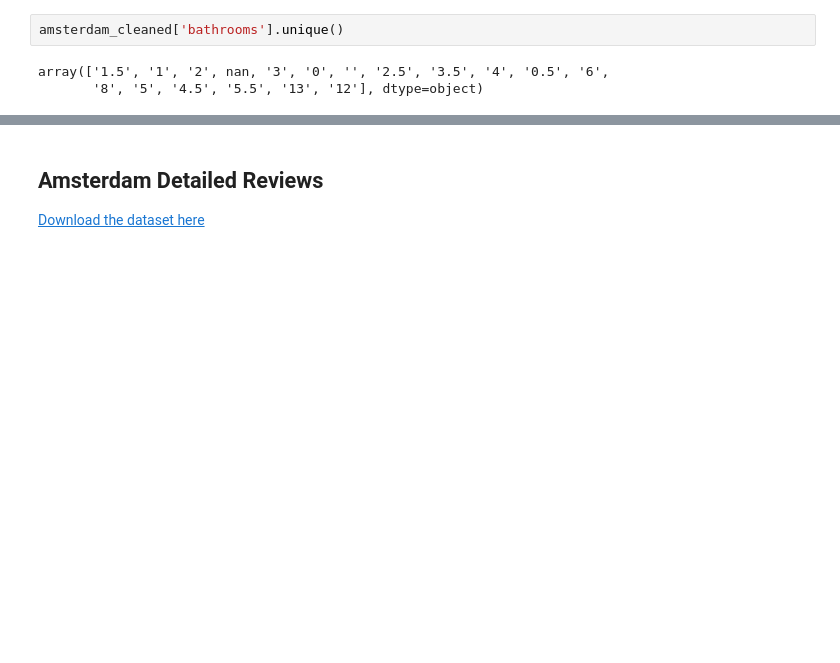
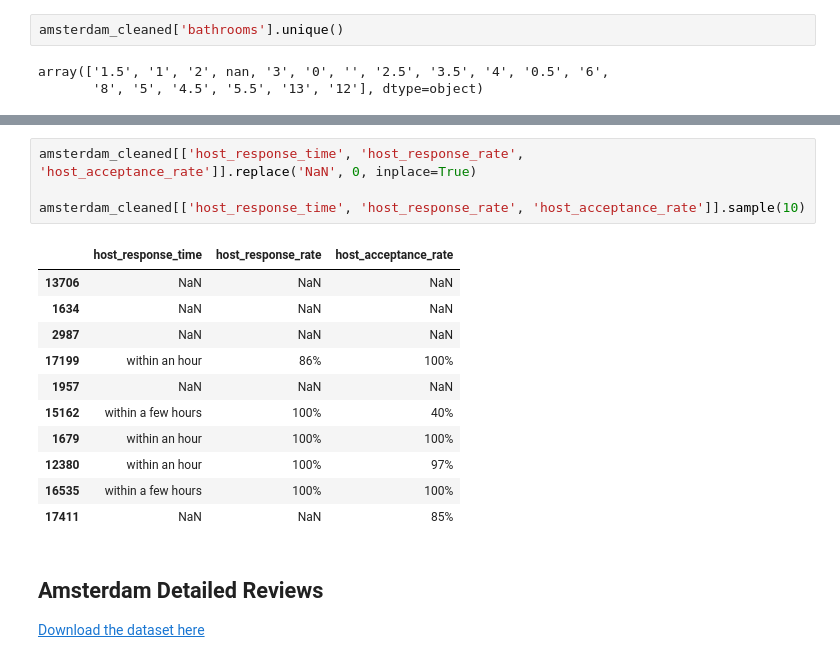
Before and after one commit to BW-TT-158-AirBnB/Data-Science-Unit3-and-Unit4, a Jupyter notebook: notebooks/BW4_AirBnB_EDA.ipynb, the cells around one changed output, grey strips where cells are left out. Drawn from its saved outputs; the diff is of its cells as text; blank space fills up the shorter version.

```diff
--- a/notebooks/BW4_AirBnB_EDA.ipynb
+++ b/notebooks/BW4_AirBnB_EDA.ipynb
@@ -561,3 +619,19 @@ array(['1.5', '1', '2', nan, '3', '0', '', '2.5', '3.5', '4', '0.5', '6',
+# %%
+amsterdam_cleaned[['host_response_time', 'host_response_rate', 'host_acceptance_rate']].replace('NaN', 0, inplace=True)
+
+amsterdam_cleaned[['host_response_time', 'host_response_rate', 'host_acceptance_rate']].sample(10)
+# %% [output]
+|  | host_response_time | host_response_rate | host_acceptance_rate |
+| 13706 | NaN | NaN | NaN |
+| 1634 | NaN | NaN | NaN |
+| 2987 | NaN | NaN | NaN |
+| 17199 | within an hour | 86% | 100% |
+| 1957 | NaN | NaN | NaN |
+| 15162 | within a few hours | 100% | 40% |
+| 1679 | within an hour | 100% | 100% |
+| 12380 | within an hour | 100% | 97% |
+| 16535 | within a few hours | 100% | 100% |
+| 17411 | NaN | NaN | 85% |
 # %% [markdown]
 ## Amsterdam Detailed Reviews
 
```
Also changed, not shown: parts of 31 cells of this notebook.
